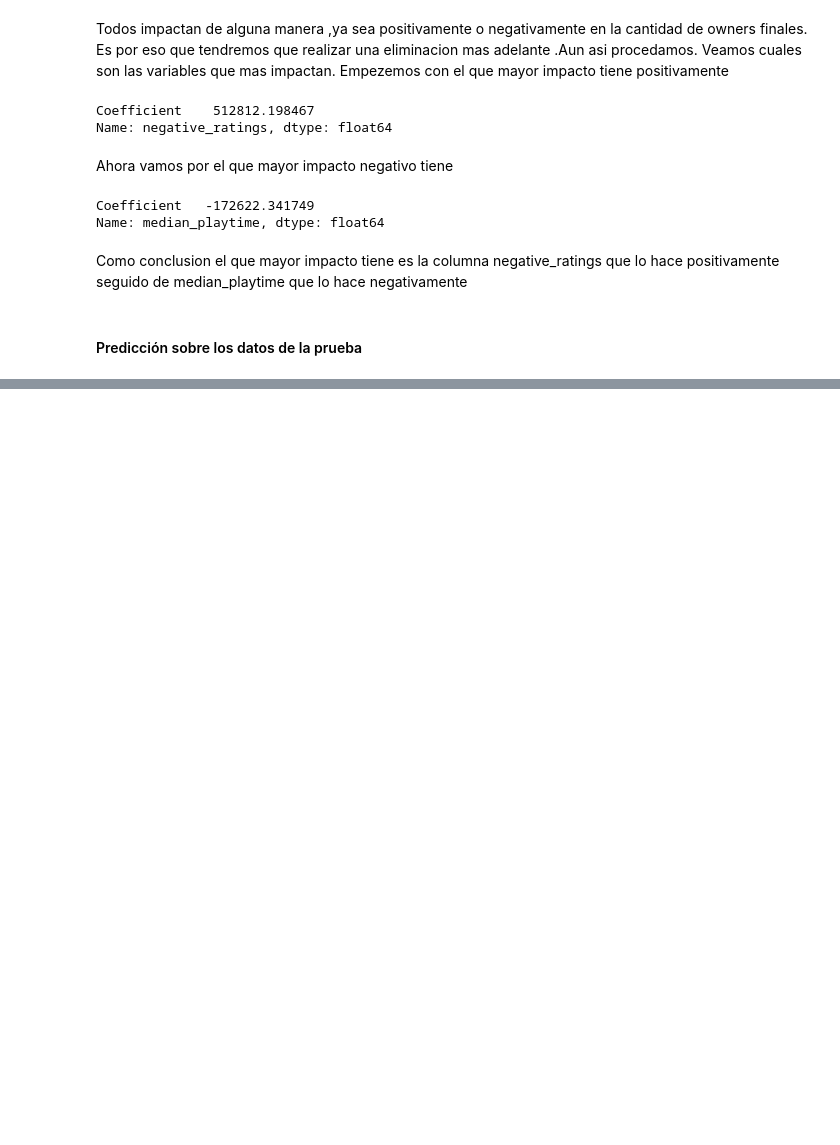
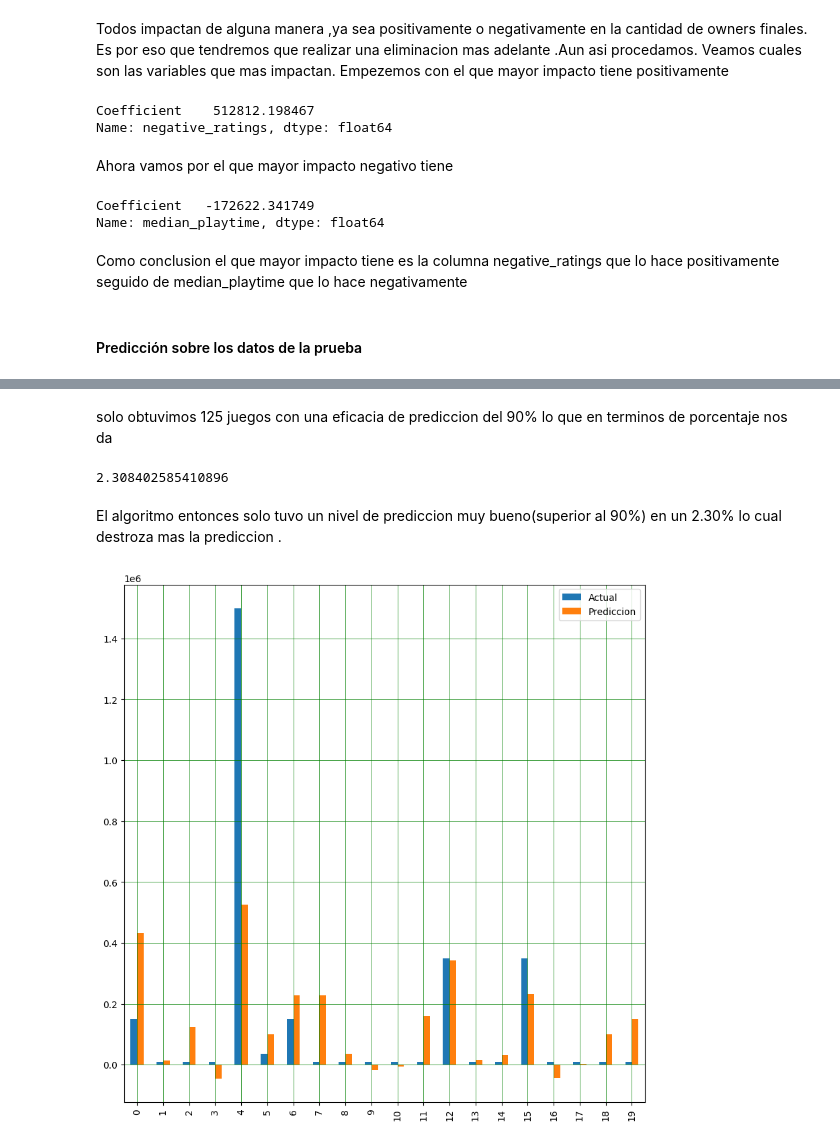
Before and after one commit to Lorenzomar4/ParadigmasDeProgramacionUnsam-tps, a Jupyter notebook: Tp1.ipynb, the cells around one changed output, grey strips where cells are left out. Drawn from its saved outputs; the diff is of its cells as text; code cells hidden in the pictures; blank space fills up the shorter version.

Commit message:
primera prediccion

```diff
--- a/Tp1.ipynb
+++ b/Tp1.ipynb
@@ -619,4 +628,5 @@ Como conclusion el que mayor impacto tiene es la columna negative_ratings que lo
 # %% [markdown]
 #### Predicción sobre los datos de la prueba
 # %%
-y_pred = regressor.predict(X_test)
+y_pred = regressor.predict(X_test).flatten()
+y_pred
@@ -624,0 +643,16 @@ Revisemos la diferencia entre el valor real y el valor previsto.
+# %%
+y_test = np.ravel(y_test) ##EVITA ERRORES.
+pd.set_option('display.float_format', lambda x: '{:.2f}'.format(x)) ##PARA EVITAR LA NOTACION CIENTIFICA
+dff = pd.DataFrame({'Actual': y_test, 'Prediccion':y_pred})
+
+
+diferencia = abs(dff['Prediccion']-dff['Actual'])
+diferenciaPorcentual=abs(((dff['Prediccion']*100)/(dff['Actual']))-100)
+eficaciaDePrediccion = np.where(diferenciaPorcentual <= 100 , 100-diferenciaPorcentual , 100/diferenciaPorcentual)
+errorDePrediccion = 100-eficaciaDePrediccion
+
+dff = pd.DataFrame({'Actual': y_test, 'Prediccion':y_pred,"Diferencia": diferencia,"Diferencia porcentual %":diferenciaPorcentual,"Eficacia de prediccion %":eficaciaDePrediccion,"Error porcentual  de prediccion %":errorDePrediccion})
+
+
+df1 = dff.head(20)
+df1
@@ -624,0 +700,17 @@ Revisemos la diferencia entre el valor real y el valor previsto.
+# %% [markdown]
+solo obtuvimos 125 juegos con una eficacia de prediccion del 90% lo que en terminos de porcentaje nos da
+# %%
+total = (125*100)/len(dff)
+total
+# %% [output]
+2.308402585410896
+# %% [markdown]
+El algoritmo entonces solo tuvo un nivel de prediccion muy bueno(superior al 90%) en un 2.30% lo cual destroza mas la prediccion .
+# %%
+df1 = df1.loc[:, ['Actual', 'Prediccion']].head(25)
+df1.plot(kind='bar',figsize=(10,10))
+plt.grid(which='major', linestyle='-', linewidth='0.5', color='green')
+plt.grid(which='minor', linestyle=':', linewidth='0.5', color='black')
+plt.show()
+# %% [output]
+[figure, added]
```
Also changed, not shown: parts of 9 cells of this notebook.
